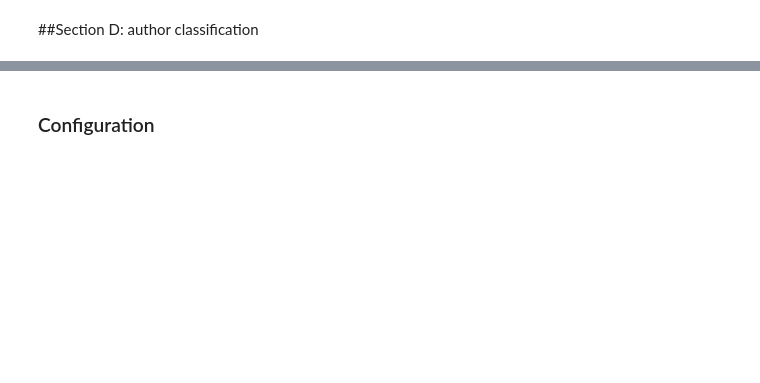
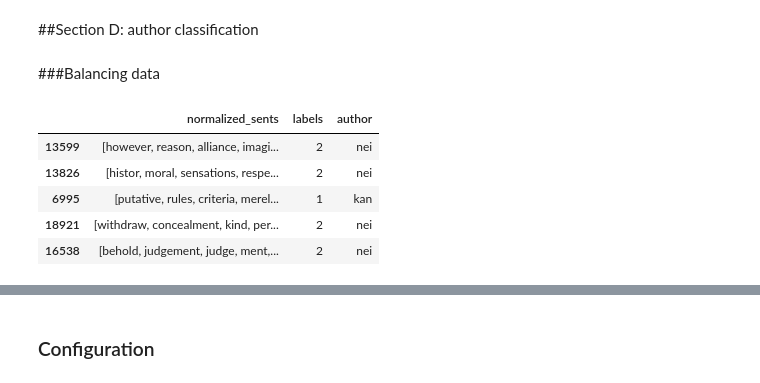
Before and after one commit to AAhmadS/Philosophical-Text-Classification, a Jupyter notebook: NLP_HW1.ipynb, the cells around one changed output, grey strips where cells are left out. Cells and saved outputs as stored; diff of their text form; code cells hidden in the pictures; blank space fills up the shorter version.

```diff
--- a/NLP_HW1.ipynb
+++ b/NLP_HW1.ipynb
@@ -386,0 +440,14 @@ import torch.nn.functional as F
+# %% [markdown]
+###Balancing data
+# %%
+indices_to_keep = [i for i in range(len(data)) if ((len(data["normalized_sents"][i])<30) and len(data["normalized_sents"][i])>2)]
+train_data = data.iloc[indices_to_keep]
+train_data = train_data[["normalized_sents" , "labels","author"]]
+train_data.sample(5)
+# %% [output]
+|  | normalized_sents | labels | author |
+| 13599 | [however, reason, alliance, imagi... | 2 | nei |
+| 13826 | [histor, moral, sensations, respe... | 2 | nei |
+| 6995 | [putative, rules, criteria, merel... | 1 | kan |
+| 18921 | [withdraw, concealment, kind, per... | 2 | nei |
+| 16538 | [behold, judgement, judge­, ment,... | 2 | nei |
```
Also changed, not shown: parts of 32 cells of this notebook.
